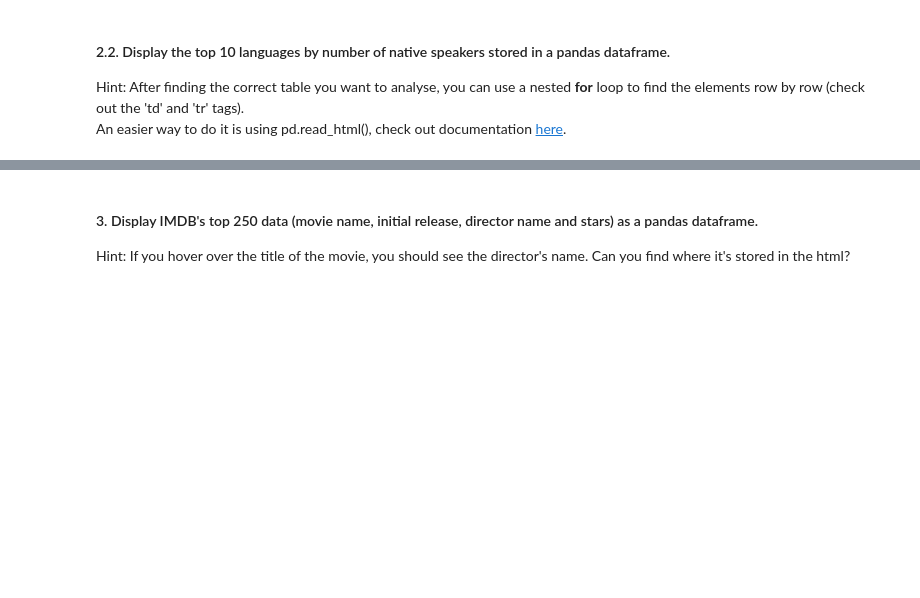
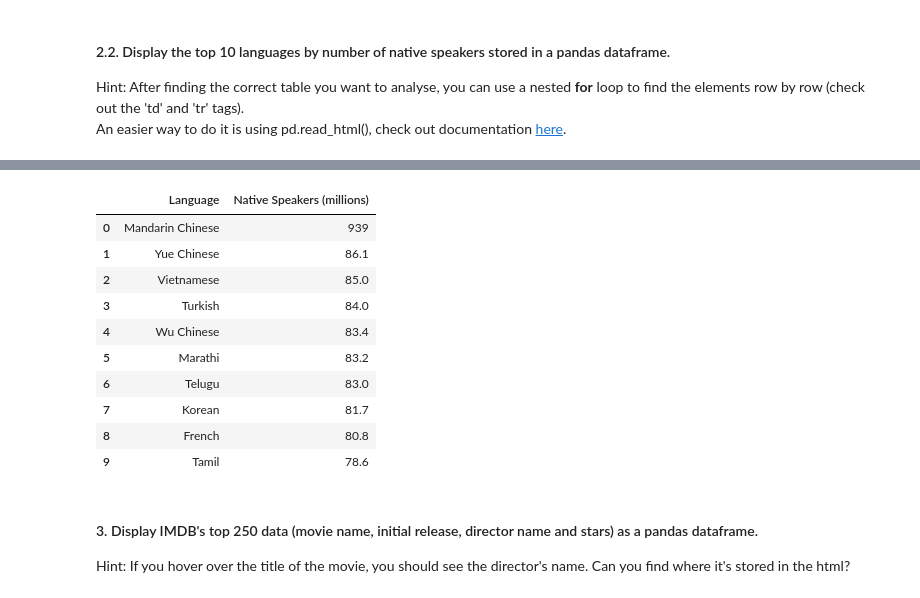
Before and after one commit to zepcerqueira/lab-web-scraping, a Jupyter notebook: your-code/main.ipynb, the cells around one changed output, grey strips where cells are left out. Drawn from its saved outputs; the diff is of its cells as text; code cells hidden in the pictures; blank space fills up the shorter version.

```diff
--- a/your-code/main.ipynb
+++ b/your-code/main.ipynb
@@ -118,3 +277,40 @@ url = 'https://en.wikipedia.org/wiki/List_of_languages_by_number_of_native_speak
+# %%
+
+status4 = requests.get(url4)
+
+wiki_lang_top_soup = BeautifulSoup(status4.content)
+
+top_lang_wiki = wiki_lang_top_soup.find("table", class_="wikitable")
+
+wiki_languages_data = []
+
+wiki_rows = top_lang_wiki.find_all('tr')[1:]
+
+for row in wiki_rows:
+    columns = row.find_all('td')
+
+    language = columns[0].find('a').get_text()
+    native_speakers = str(columns[1].get_text().strip())
+
+    wiki_languages_data.append({'Language': language, 'Native Speakers (millions)': native_speakers})
+
+wiki_languages_data.sort(key=lambda x: x['Native Speakers (millions)'], reverse=True)
+
+top_10_wiki_lang = wiki_languages_data[:10]
+# %%
+pd.DataFrame(top_10_wiki_lang)
+# %% [output]
+|  | Language | Native Speakers (millions) |
+| 0 | Mandarin Chinese | 939 |
+| 1 | Yue Chinese | 86.1 |
+| 2 | Vietnamese | 85.0 |
+| 3 | Turkish | 84.0 |
+| 4 | Wu Chinese | 83.4 |
+| 5 | Marathi | 83.2 |
+| 6 | Telugu | 83.0 |
+| 7 | Korean | 81.7 |
+| 8 | French | 80.8 |
+| 9 | Tamil | 78.6 |
 # %% [markdown]
 #### 3. Display IMDB's top 250 data (movie name, initial release, director name and stars) as a pandas dataframe.
 Hint: If you hover over the title of the movie, you should see the director's name. Can you find where it's stored in the html?
```
Also changed, not shown: parts of 29 cells of this notebook.
